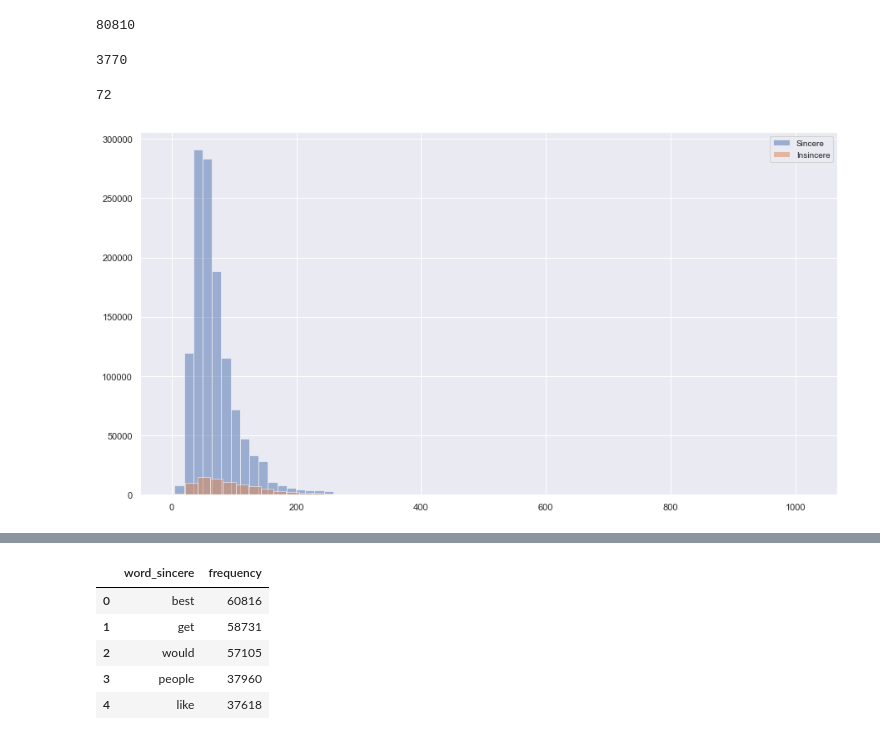
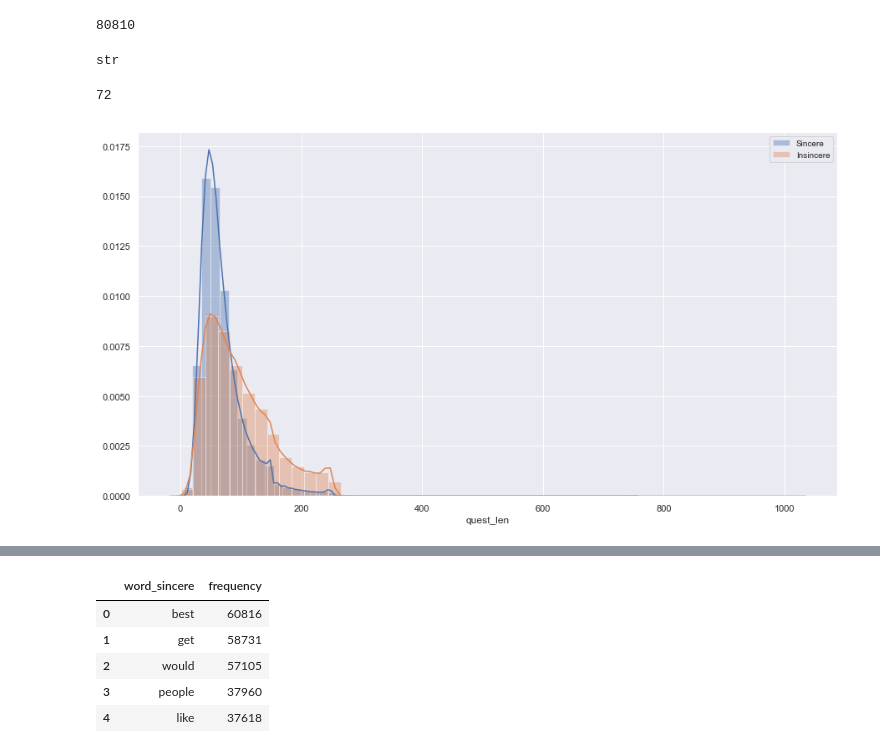
Before and after one commit to moneynass/Kaggle_competition_quora, a Jupyter notebook: notebooks/Kaggle_competition_quora.ipynb, the cells around one changed output, grey strips where cells are left out. Cells and saved outputs as stored; diff of their text form; code cells hidden in the pictures.

```diff
--- a/notebooks/Kaggle_competition_quora.ipynb
+++ b/notebooks/Kaggle_competition_quora.ipynb
@@ -123,9 +138,9 @@ len(df_train.loc[df_train['target'] == 1]['question_text'])
 # %%
 #text = str(df_train['question_text'])
 text_insincere = str(df_train1['question_text'])
-len(text_insincere)
+type(text_insincere)
 # %% [output]
-3770
+str
 # %%
 df_train["quest_len"] = df_train["question_text"].apply(lambda x: len(x))
 # %%
@@ -135,14 +150,14 @@ df_train["quest_len"][0]
 # %%
 sincere = df_train[df_train["target"] == 0]
 insincere = df_train[df_train["target"] == 1]
 
 plt.figure(figsize = (15, 8))
-plt.hist(sincere["quest_len"], bins = 50, alpha = 0.5, label = "Sincere")
-plt.hist(insincere["quest_len"], bins = 50, alpha = 0.5, label = "Insincere")
+sns.distplot(sincere["quest_len"], bins = 50, label = "Sincere")
+sns.distplot(insincere["quest_len"], bins = 50, label = "Insincere")
 plt.legend(fontsize = 10)
 plt.show()
 # %% [output]
-[figure, old version]
+[figure, new version]
 # %%
 #thanks to https://www.kaggle.com/kaosmonkey/visualize-sincere-vs-insincere-words
 class Vocabulary(object):
```
Also changed, not shown: parts of 58 cells of this notebook, 1 other file.
